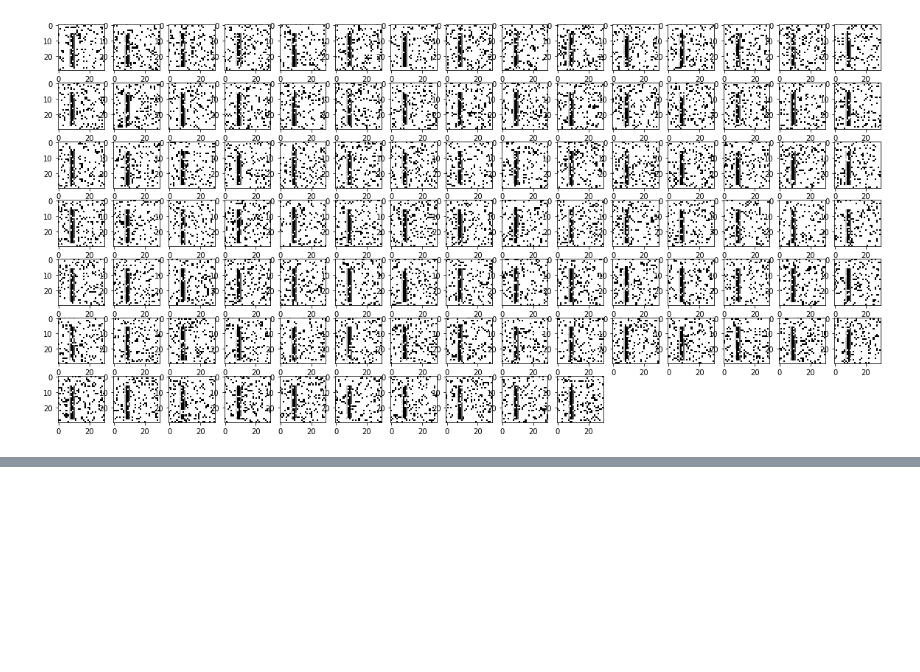
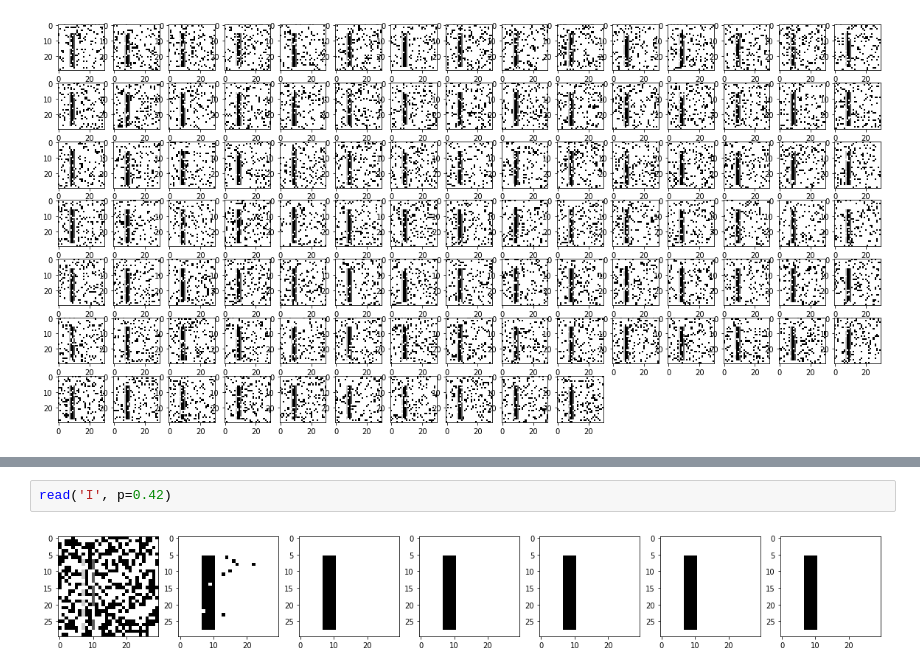
Before and after one commit to msbrogli/sdm-framework, a Jupyter notebook: docs/notebooks/Noise filter.ipynb, the cells around one changed output, grey strips where cells are left out. Cells and saved outputs as stored; diff of their text form; blank space fills up the shorter version.

```diff
--- a/docs/notebooks/Noise filter.ipynb
+++ b/docs/notebooks/Noise filter.ipynb
@@ -124,0 +126,4 @@ display(img3)
+# %%
+read('I', p=0.42)
+# %% [output]
+[figure, added]
```
Also changed, not shown: parts of 4 cells of this notebook.
